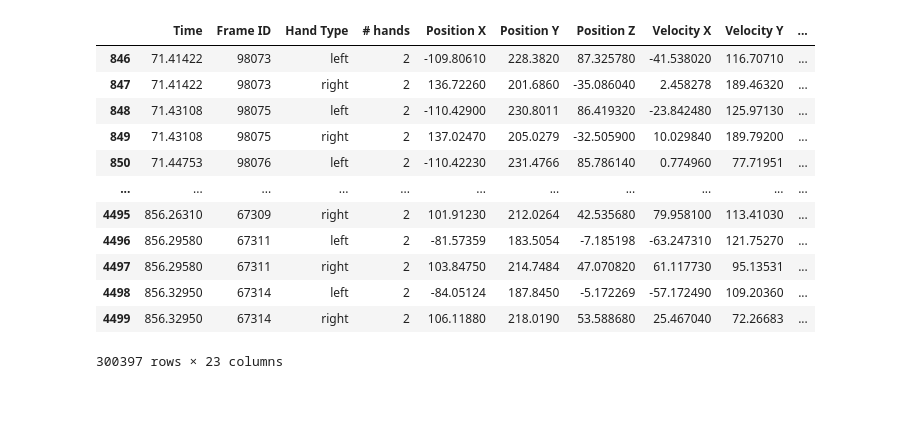
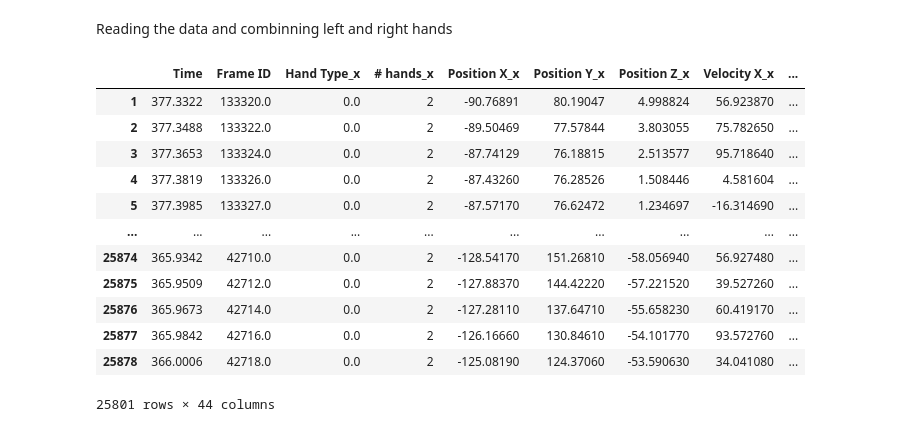
Before and after one commit to YahalomCod/Classifation-Problems, a Jupyter notebook: Hands.ipynb, the cells around one changed output. Saved outputs shown, nothing was run; the diff lists cells and outputs as text; code cells hidden in the pictures; blank space fills up the shorter version.

```diff
--- a/Hands.ipynb
+++ b/Hands.ipynb
@@ -22,4 +22,5 @@ warnings.filterwarnings("ignore")
 import numpy as np
 import pandas as pd
 import glob
+pd.set_option("max_columns", None)
 # %%
@@ -49,18 +75,28 @@ def data_proc(dire):
-# %%
-dire = glob.glob(r'C:\Users\USER\Desktop\Training/*')
-df = data_proc(dire)
-df
-# %% [output]
-|  | Time | Frame ID | Hand Type | # hands | Position X | Position Y | Position Z | Velocity X | Velocity Y | ... |
-| 846 | 71.41422 | 98073 | left | 2 | -109.80610 | 228.3820 | 87.325780 | -41.538020 | 116.70710 | ... |
-| 847 | 71.41422 | 98073 | right | 2 | 136.72260 | 201.6860 | -35.086040 | 2.458278 | 189.46320 | ... |
-| 848 | 71.43108 | 98075 | left | 2 | -110.42900 | 230.8011 | 86.419320 | -23.842480 | 125.97130 | ... |
-| 849 | 71.43108 | 98075 | right | 2 | 137.02470 | 205.0279 | -32.505900 | 10.029840 | 189.79200 | ... |
-| 850 | 71.44753 | 98076 | left | 2 | -110.42230 | 231.4766 | 85.786140 | 0.774960 | 77.71951 | ... |
-| ... | ... | ... | ... | ... | ... | ... | ... | ... | ... | ... |
-| 4495 | 856.26310 | 67309 | right | 2 | 101.91230 | 212.0264 | 42.535680 | 79.958100 | 113.41030 | ... |
-| 4496 | 856.29580 | 67311 | left | 2 | -81.57359 | 183.5054 | -7.185198 | -63.247310 | 121.75270 | ... |
-| 4497 | 856.29580 | 67311 | right | 2 | 103.84750 | 214.7484 | 47.070820 | 61.117730 | 95.13531 | ... |
-| 4498 | 856.32950 | 67314 | left | 2 | -84.05124 | 187.8450 | -5.172269 | -57.172490 | 109.20360 | ... |
-| 4499 | 856.32950 | 67314 | right | 2 | 106.11880 | 218.0190 | 53.588680 | 25.467040 | 72.26683 | ... |
-300397 rows × 23 columns
+# %% [markdown]
+Reading the data and combinning left and right hands
+# %%
+dire = glob.glob(r'C:\Users\USER\Desktop\Training/*')
+not_aln = data_proc(dire)
+
+#deleting the data with one hand
+t = not_aln.loc[(not_aln[' # hands'] == 1)].index
+not_aln.drop(t ,axis = 0, inplace=True)
+left = not_aln.loc[not_aln[' Hand Type'] == 0]
+right = not_aln.loc[not_aln[' Hand Type'] == 1]
+not_aln = pd.merge(left, right, on=[' Frame ID','Time'], how='outer')
+not_aln = not_aln.dropna()
+not_aln
+# %% [output]
+|  | Time | Frame ID | Hand Type_x | # hands_x | Position X_x | Position Y_x | Position Z_x | Velocity X_x | ... |
+| 1 | 377.3322 | 133320.0 | 0.0 | 2 | -90.76891 | 80.19047 | 4.998824 | 56.923870 | ... |
+| 2 | 377.3488 | 133322.0 | 0.0 | 2 | -89.50469 | 77.57844 | 3.803055 | 75.782650 | ... |
+| 3 | 377.3653 | 133324.0 | 0.0 | 2 | -87.74129 | 76.18815 | 2.513577 | 95.718640 | ... |
+| 4 | 377.3819 | 133326.0 | 0.0 | 2 | -87.43260 | 76.28526 | 1.508446 | 4.581604 | ... |
+| 5 | 377.3985 | 133327.0 | 0.0 | 2 | -87.57170 | 76.62472 | 1.234697 | -16.314690 | ... |
+| ... | ... | ... | ... | ... | ... | ... | ... | ... | ... |
+| 25874 | 365.9342 | 42710.0 | 0.0 | 2 | -128.54170 | 151.26810 | -58.056940 | 56.927480 | ... |
+| 25875 | 365.9509 | 42712.0 | 0.0 | 2 | -127.88370 | 144.42220 | -57.221520 | 39.527260 | ... |
+| 25876 | 365.9673 | 42714.0 | 0.0 | 2 | -127.28110 | 137.64710 | -55.658230 | 60.419170 | ... |
+| 25877 | 365.9842 | 42716.0 | 0.0 | 2 | -126.16660 | 130.84610 | -54.101770 | 93.572760 | ... |
+| 25878 | 366.0006 | 42718.0 | 0.0 | 2 | -125.08190 | 124.37060 | -53.590630 | 34.041080 | ... |
+25801 rows × 44 columns
```
Also changed, not shown: parts of 6 cells of this notebook.
